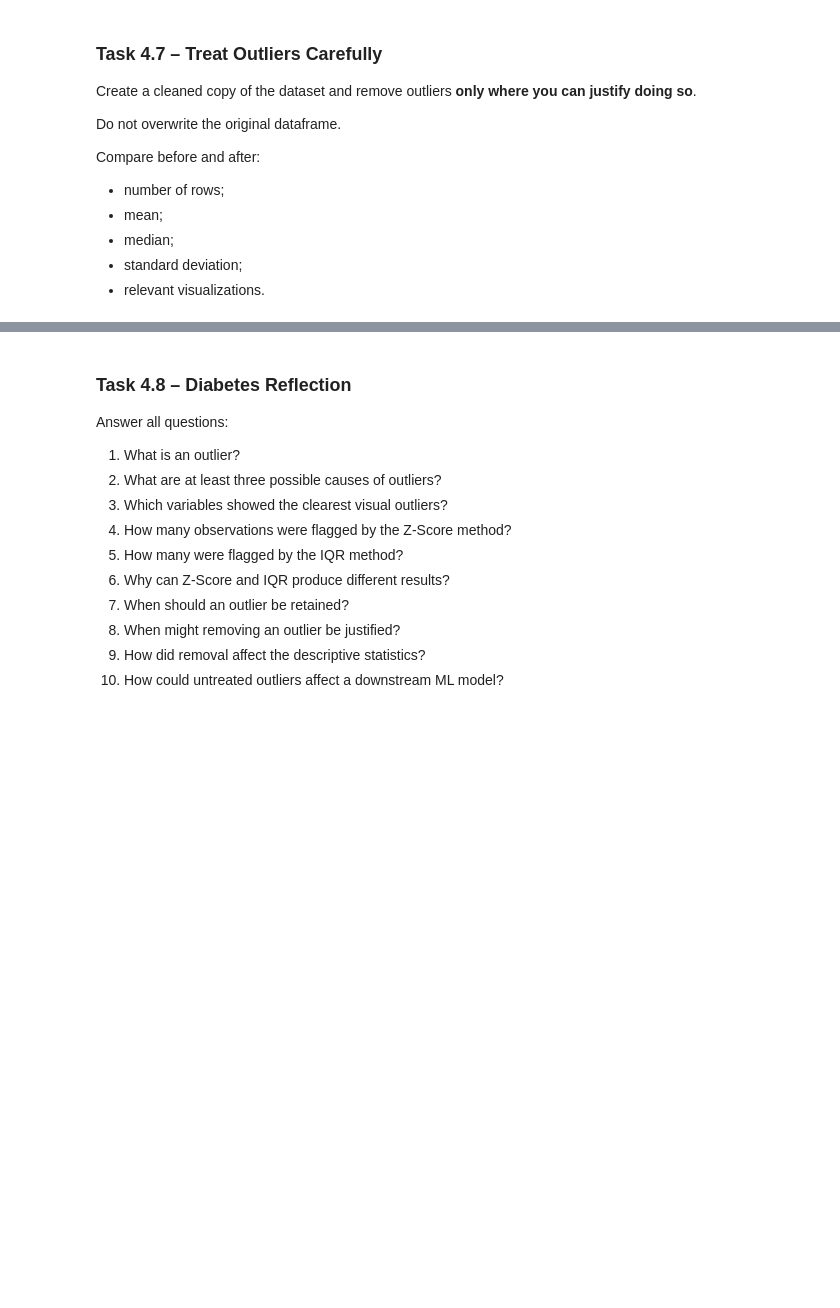
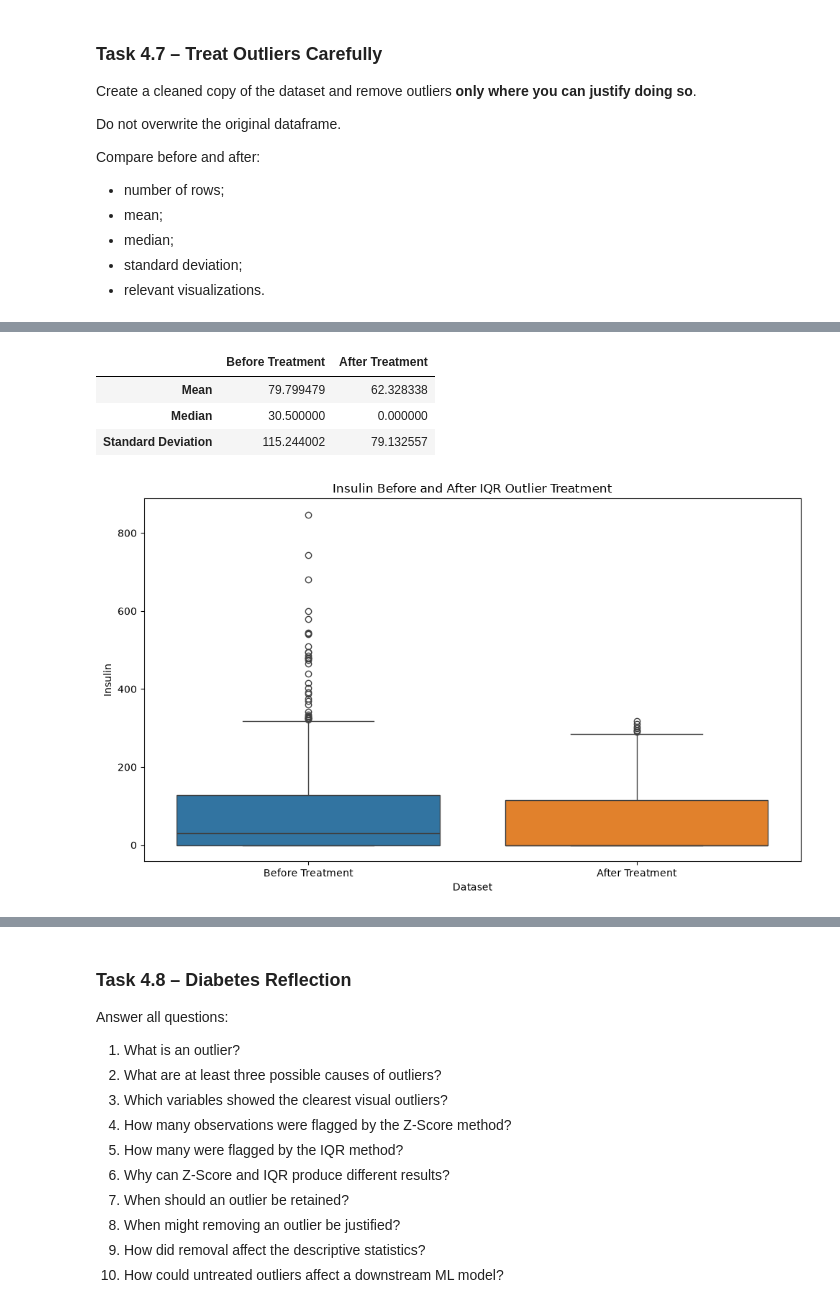
Before and after one commit to UbaidUllah777/Lab-2---Tidying-Cleaning-Imputation-and-Outlier-Detection, a Jupyter notebook: week5Lab.ipynb, the cells around one changed output, grey strips where cells are left out. Cells and saved outputs as stored; diff of their text form; code cells hidden in the pictures; blank space fills up the shorter version.

Commit message:
Complete Diabetes outlier detection treatment and reflection

```diff
--- a/week5Lab.ipynb
+++ b/week5Lab.ipynb
@@ -2272,0 +2500,73 @@ Compare before and after:
+# %%
+# Create a cleaned COPY so the original dataset remains unchanged
+diabetes_clean = diabetes.copy()
+
+# Remove only high Insulin values above the IQR upper bound
+diabetes_clean = diabetes_clean[
+    diabetes_clean["Insulin"] <= upper_bound
+].copy()
+
+# Reset the index after filtering
+diabetes_clean.reset_index(drop=True, inplace=True)
+
+# ---------------------------------------------------------
+# Compare row counts
+# ---------------------------------------------------------
+
+print("Original Number of Rows:")
+print(len(diabetes))
+
+print("\nCleaned Number of Rows:")
+print(len(diabetes_clean))
+
+print("\nRows Removed:")
+print(len(diabetes) - len(diabetes_clean))
+
+
+# ---------------------------------------------------------
+# Compare Insulin statistics
+# ---------------------------------------------------------
+
+before_insulin_stats = pd.Series({
+    "Mean": diabetes["Insulin"].mean(),
+    "Median": diabetes["Insulin"].median(),
+    "Standard Deviation": diabetes["Insulin"].std()
+})
+
+after_insulin_stats = pd.Series({
+    "Mean": diabetes_clean["Insulin"].mean(),
+    "Median": diabetes_clean["Insulin"].median(),
+    "Standard Deviation": diabetes_clean["Insulin"].std()
+})
+
+insulin_comparison = pd.DataFrame({
+    "Before Treatment": before_insulin_stats,
+    "After Treatment": after_insulin_stats
+})
+
+print("\nInsulin Statistics Before and After Outlier Treatment:")
+display(insulin_comparison)
+
+
+# ---------------------------------------------------------
+# Visual comparison
+# ---------------------------------------------------------
+
+comparison_plot_data = pd.DataFrame({
+    "Before Treatment": diabetes["Insulin"],
+    "After Treatment": pd.Series(
+        diabetes_clean["Insulin"].values
+    )
+})
+
+plt.figure(figsize=(10, 6))
+
+sns.boxplot(data=comparison_plot_data)
+
+plt.title("Insulin Before and After IQR Outlier Treatment")
+plt.ylabel("Insulin")
+plt.xlabel("Dataset")
+
+plt.tight_layout()
+plt.show()
+# %% [output]
@@ -2272,0 +2583,5 @@ Compare before and after:
+|  | Before Treatment | After Treatment |
+| Mean | 79.799479 | 62.328338 |
+| Median | 30.500000 | 0.000000 |
+| Standard Deviation | 115.244002 | 79.132557 |
+[figure, added]
```
Also changed, not shown: parts of 15 cells of this notebook.
